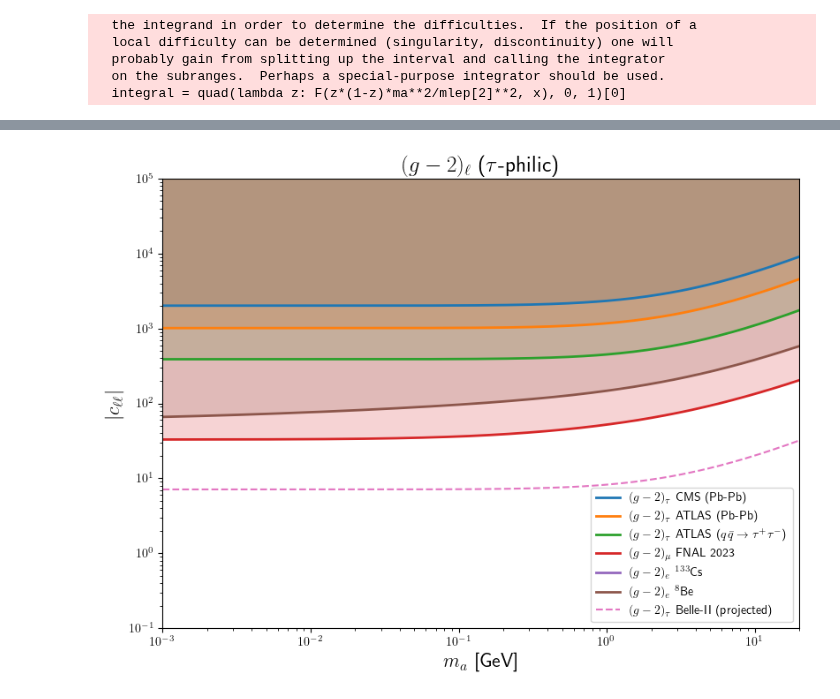
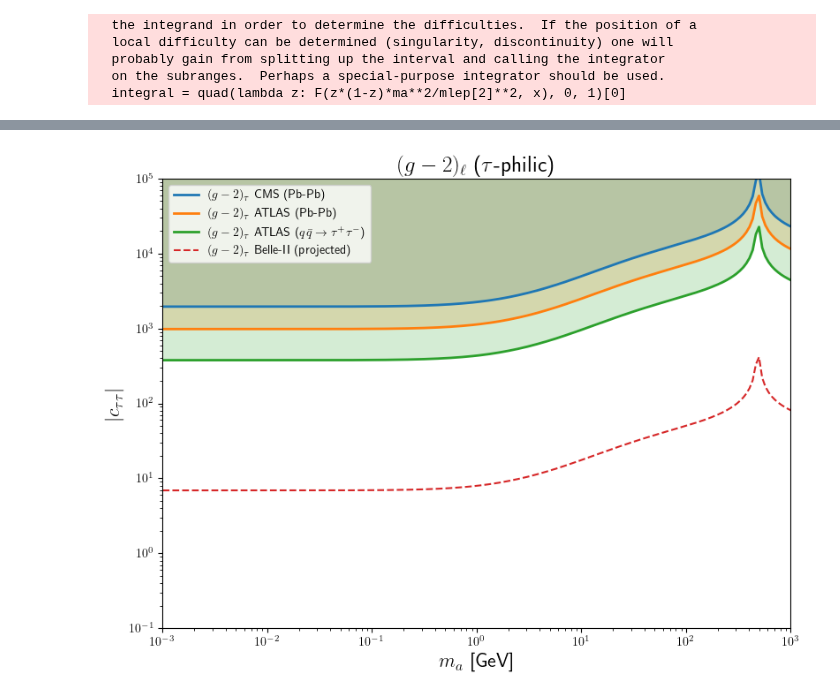
Before and after one commit to Jorge-Alda/tauALPs, a Jupyter notebook: PseudoScalar/g2/g2tau_ALP.ipynb, the cells around one changed output, grey strips where cells are left out. Saved outputs shown, nothing was run; the diff lists cells and outputs as text; code cells hidden in the pictures.

Commit message:
Plots w gauge couplings in g-2

```diff
--- a/PseudoScalar/g2/g2tau_ALP.ipynb
+++ b/PseudoScalar/g2/g2tau_ALP.ipynb
@@ -362,3 +1121,12 @@ plt.semilogx(ma, [np.imag(a) for a in amu_tp])
+# %%
+def alep_gauge(ma, cgg, cgZ, mu=1000):
+    i = 2
+    return mlep[i]**2/fa**2*alpha_e/(8*np.pi**3)*(cgg*(np.log(mu**2/mlep[i]**2)-h2(ma**2/mlep[i]**2))+cgZ*(1-4*s2W)/8*(np.log(mu**2/mZ**2)-1.5) )
+# %%
+alist_gg = [alep_gauge(m, 1, 0) for m in ma]
+alist_gZ = [alep_gauge(m, 0, 1) for m in ma]
+# %%
+atau_tp = np.array(atau_tp) - np.array(alist_gg) - (1-4*s2W)/(2*s2W**0.5*c2W**0.5)*np.array(alist_gZ)
 # %%
 plt.semilogx(ma, [np.real(a) for a in atau_tp])
 plt.semilogx(ma, [np.imag(a) for a in atau_tp])
@@ -368,5 +1136,5 @@ plt.semilogx(ma, [np.imag(a) for a in atau_tp])
 # %%
-bound_ATLASPb_tp = np.sqrt((atau_ATLASPb-atau_SM)/np.real(np.array(atau_tp)))
-bound_ATLASpair_tp = np.sqrt((atau_ATLASpair-atau_SM)/np.real(np.array(atau_tp)))
-bound_CMS_tp = np.sqrt((atau_CMS-atau_SM)/np.real(np.array(atau_tp)))
-bound_BelleII_tp = np.sqrt(-1e-6/np.real(np.array(atau_tp))) # 0807.2366
+bound_ATLASPb_tp = np.sqrt(-(atau_ATLASPb-atau_SM)/abs(np.real(np.array(atau_tp))))
+bound_ATLASpair_tp = np.sqrt(-(atau_ATLASpair-atau_SM)/abs(np.real(np.array(atau_tp))))
+bound_CMS_tp = np.sqrt(-(atau_CMS-atau_SM)/abs(np.real(np.array(atau_tp))))
+bound_BelleII_tp = np.sqrt(1e-6/abs(np.real(np.array(atau_tp)))) # 0807.2366
@@ -398,36 +1141,25 @@ for m, a in zip(ma, ae_tp):
 # %%
 fig = plt.figure(figsize=(8, 6))
 ax = plt.gca()
 ax.set_xscale('log')
 ax.set_yscale('log')
 plt.plot(ma, bound_CMS_tp, label=r'$(g-2)_\tau$ CMS (Pb-Pb)', lw=2)
 plt.fill_between(ma, bound_CMS_tp, 1e7, alpha=0.2)
 plt.plot(ma, bound_ATLASPb_tp, label=r'$(g-2)_\tau$ ATLAS (Pb-Pb)', lw=2)
 plt.fill_between(ma, bound_ATLASPb_tp, 1e7, alpha=0.2)
 plt.plot(ma, bound_ATLASpair_tp, label=r'$(g-2)_\tau$ ATLAS ($q\bar{q}\to\tau^+\tau^-$)', lw=2)
 plt.fill_between(ma, bound_ATLASpair_tp, 1e7, alpha=0.2)
 
-
-
-plt.plot(ma_amu_tp, bound_amu_tp, label=r'$(g-2)_\mu$ FNAL 2023', lw=2)
-plt.fill_between(ma_amu_tp, bound_amu_tp, 1e7, alpha=0.2)
-
-plt.plot(ma_ae_Cs_tp, bound_ae_Cs_tp, label=r'$(g-2)_e$ ${}^{133}$Cs', lw=2)
-plt.fill_between(ma_ae_Cs_tp, bound_ae_Cs_tp, 1e7, alpha=0.2)
-
-plt.plot(ma_ae_8Be_tp, bound_ae_8Be_tp, label=r'$(g-2)_e$ ${}^{8}$Be', lw=2)
-plt.fill_between(ma_ae_8Be_tp, bound_ae_8Be_tp, 1e7, alpha=0.2)
-
 plt.plot(ma, bound_BelleII_tp, label=r'$(g-2)_\tau$ Belle-II (projected)', ls='dashed')
 
 plt.xlabel(r'$m_a$ [GeV]', fontsize=16)
-plt.ylabel(r'$|c_{\ell\ell}|$', fontsize=16)
+plt.ylabel(r'$|c_{\tau\tau}|$', fontsize=16)
 plt.title(r'$(g-2)_\ell$ ($\tau$-philic)', fontsize=18)
-plt.xlim(1e-3, 2e1)
+plt.xlim(1e-3, 1e3)
 plt.ylim(0.1, 1e5)
 plt.legend()
 plt.tight_layout(pad=0.5)
 #fig.patch.set_alpha(0)
 plt.savefig('g2_lim_tp.png')
 # %% [output]
-[figure, old version]
+[figure, new version]
```
Also changed, not shown: parts of 92 cells of this notebook, 30 other files.
